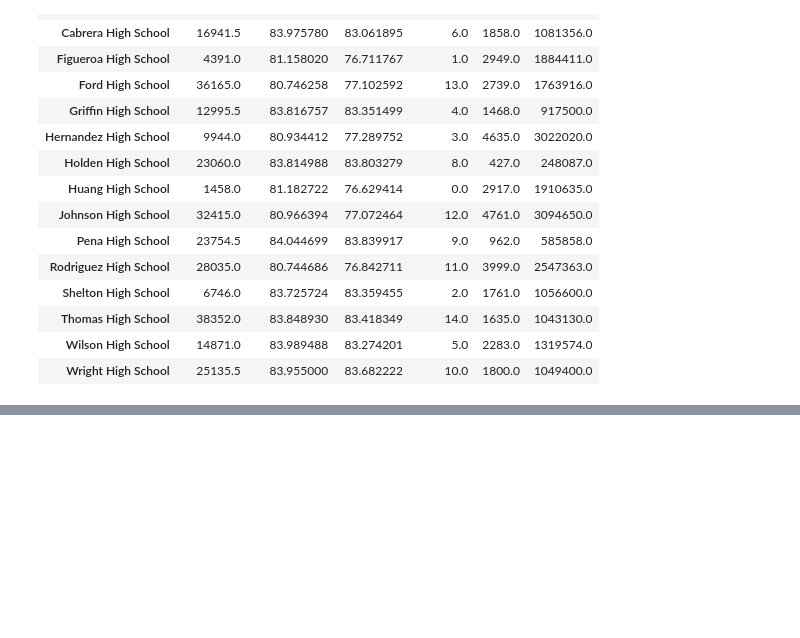
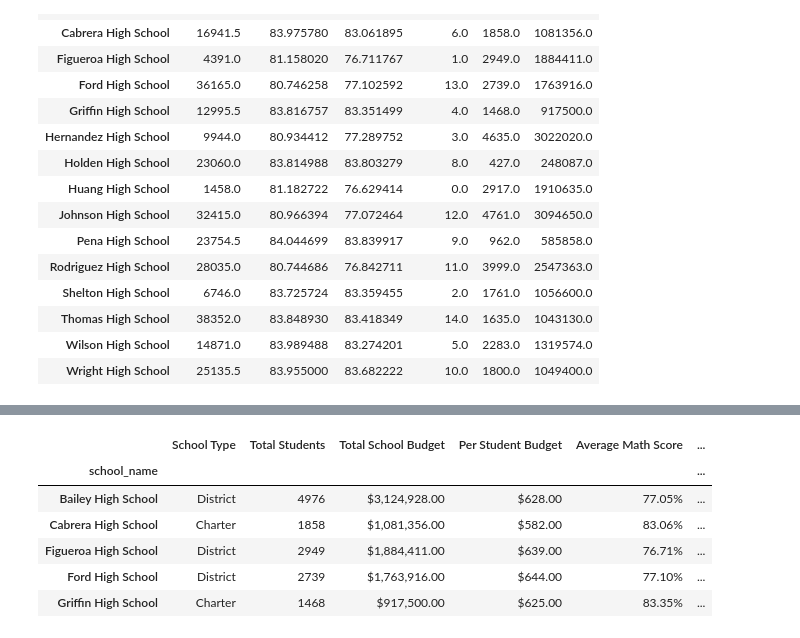
Before and after one commit to shantaljambotkar/School-District-Analysis, a Jupyter notebook: PyCitySchools.ipynb, the cells around one changed output, grey strips where cells are left out. Drawn from its saved outputs; the diff is of its cells as text; code cells hidden in the pictures; blank space fills up the shorter version.

```diff
--- a/PyCitySchools.ipynb
+++ b/PyCitySchools.ipynb
@@ -475,7 +475,21 @@ Name: reading_score, dtype: float64
 # %%
  # To get the passing percentages, we need to:
+
+ # 1. Determine what is the passing grade.
 per_school_passing_math = school_data_complete_df[(school_data_complete_df["math_score"]>= 70)]
+per_school_passing_math = per_school_passing_math.groupby(["school_name"]).count()["student_name"]
+
 per_school_passing_reading = school_data_complete_df[(school_data_complete_df["reading_score"]>= 70)]
- # 1. Determine what is the passing grade.
- # 2. Get the number of students who passed math and reading.
+per_school_passing_reading = per_school_passing_reading.groupby(["school_name"]).count()["student_name"]
+
+#  # 2. Get the number of students who passed math and reading.
+print(per_school_passing_math)
+print(per_school_passing_reading)
+
  # 3. Get the students who passed math and passed reading
+
+per_school_passing_math =(per_school_passing_math/per_school_counts * 100).map("{:,.2f}%".format)
+print(per_school_passing_math)
+
+per_school_passing_reading =(per_school_passing_reading/per_school_counts * 100).map("{:,.2f}%".format)
+print(per_school_passing_reading)
@@ -481,0 +514,13 @@ per_school_passing_reading = school_data_complete_df[(school_data_complete_df["r
+# %%
+per_school_passing_math_reading= school_data_complete_df[(school_data_complete_df["math_score"] >= 70) & (school_data_complete_df["reading_score"] >= 70)]
+per_school_passing_math_reading = per_school_passing_math_reading.groupby(["school_name"]).count()["student_name"]
+print(per_school_passing_math_reading)
+
+# #percentages
+
+per_overall_passing_percentage = (per_school_passing_math_reading/per_school_counts * 100).map("{:,.2f}%".format)
+print(per_overall_passing_percentage)
+
+# # Calculate the overall passing percentage.
+# per_overall_passing_percentage = (per_school_passing_math_reading/per_school_counts * 100).map("{:,.2f}%".format)
+# print(per_overall_passing_percentage)
@@ -481,0 +545,22 @@ per_school_passing_reading = school_data_complete_df[(school_data_complete_df["r
+# %%
+# Adding a list of values with keys to create a new DataFrame.
+
+per_school_summary_df = pd.DataFrame({
+             "School Type": per_school_types,
+             "Total Students": per_school_counts,
+             "Total School Budget": per_school_budget,
+             "Per Student Budget": per_school_capita,
+             "Average Math Score": per_school_math,
+             "Average Reading Score": per_school_reading,
+             "% Passing Math": per_school_passing_math,
+             "% Passing Reading": per_school_passing_reading,
+             "% Overall Passing": per_overall_passing_percentage})
+per_school_summary_df.head()
+# %% [output]
+|  | School Type | Total Students | Total School Budget | Per Student Budget | Average Math Score | ... |
+| school_name |  |  |  |  |  | ... |
+| Bailey High School | District | 4976 | $3,124,928.00 | $628.00 | 77.05% | ... |
+| Cabrera High School | Charter | 1858 | $1,081,356.00 | $582.00 | 83.06% | ... |
+| Figueroa High School | District | 2949 | $1,884,411.00 | $639.00 | 76.71% | ... |
+| Ford High School | District | 2739 | $1,763,916.00 | $644.00 | 77.10% | ... |
+| Griffin High School | Charter | 1468 | $917,500.00 | $625.00 | 83.35% | ... |
```
Also changed, not shown: parts of 4 cells of this notebook.
